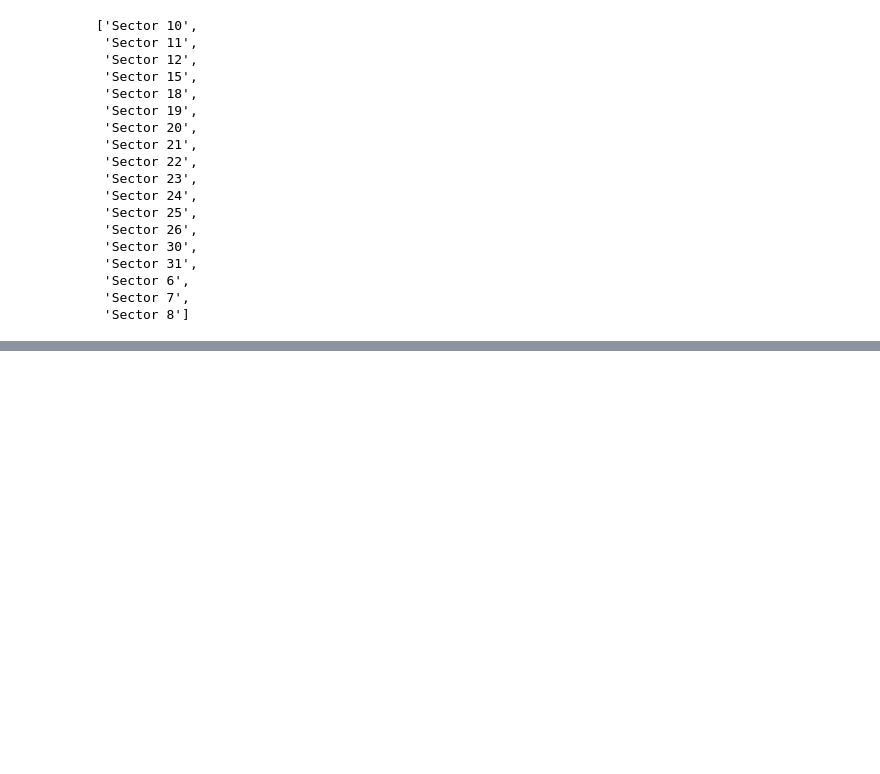
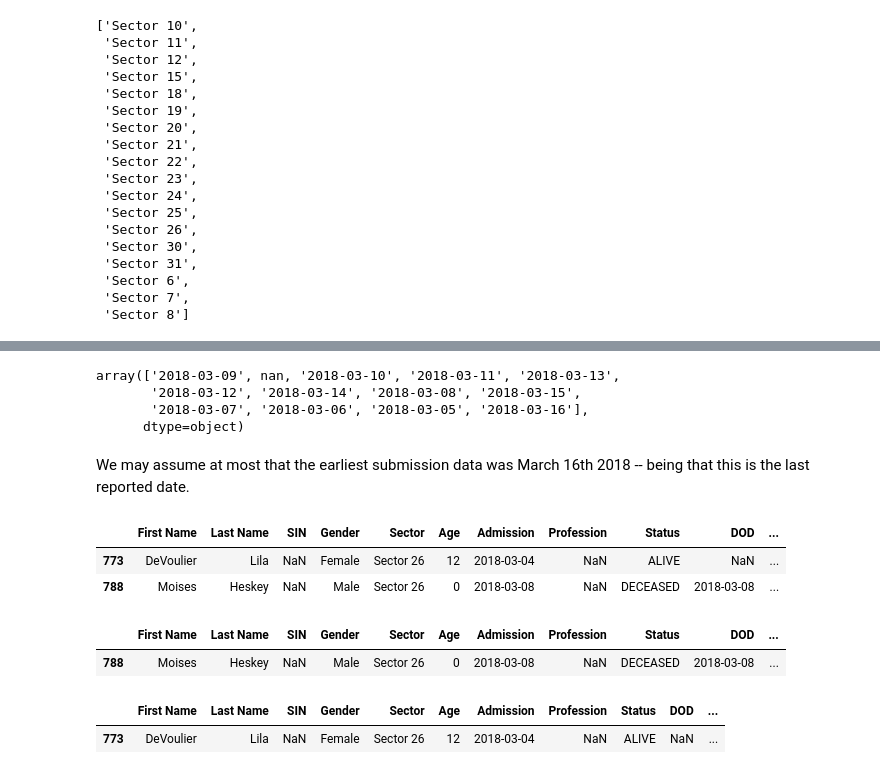
Before and after one commit to trevortomesh/procyonDossier, a Jupyter notebook: analysis.ipynb, the cells around one changed output, grey strips where cells are left out. Cells and saved outputs as stored; diff of their text form; code cells hidden in the pictures; blank space fills up the shorter version.

```diff
--- a/analysis.ipynb
+++ b/analysis.ipynb
@@ -92,0 +117,25 @@ sector_names
+# %%
+report["DOD"].unique()
+# %% [output]
+array(['2018-03-09', nan, '2018-03-10', '2018-03-11', '2018-03-13',
+       '2018-03-12', '2018-03-14', '2018-03-08', '2018-03-15',
+       '2018-03-07', '2018-03-06', '2018-03-05', '2018-03-16'],
+      dtype=object)
+# %% [markdown]
+We may assume at most that the earliest submission data was March 16th 2018 -- being that this is the last reported date.
+# %%
+report[report["SIN"].isnull()]
+# %% [output]
+|  | First Name | Last Name | SIN | Gender | Sector | Age | Admission | Profession | Status | DOD | ... |
+| 773 | DeVoulier | Lila | NaN | Female | Sector 26 | 12 | 2018-03-04 | NaN | ALIVE | NaN | ... |
+| 788 | Moises | Heskey | NaN | Male | Sector 26 | 0 | 2018-03-08 | NaN | DECEASED | 2018-03-08 | ... |
+# %%
+report[report["Last Name"]=="Heskey"]
+# %% [output]
+|  | First Name | Last Name | SIN | Gender | Sector | Age | Admission | Profession | Status | DOD | ... |
+| 788 | Moises | Heskey | NaN | Male | Sector 26 | 0 | 2018-03-08 | NaN | DECEASED | 2018-03-08 | ... |
+# %%
+report[report["Last Name"]=="Lila"]
+# %% [output]
+|  | First Name | Last Name | SIN | Gender | Sector | Age | Admission | Profession | Status | DOD | ... |
+| 773 | DeVoulier | Lila | NaN | Female | Sector 26 | 12 | 2018-03-04 | NaN | ALIVE | NaN | ... |
```
Also changed, not shown: parts of 15 cells of this notebook.
